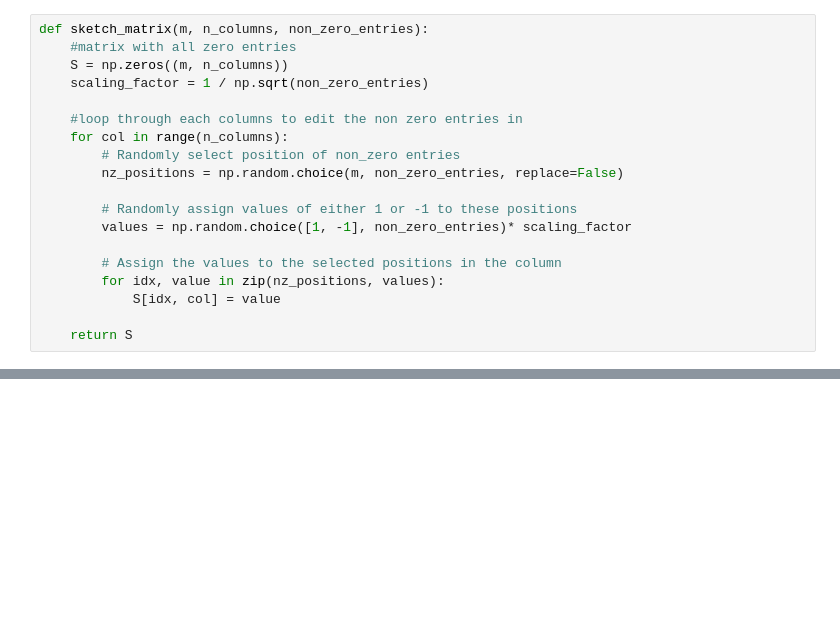
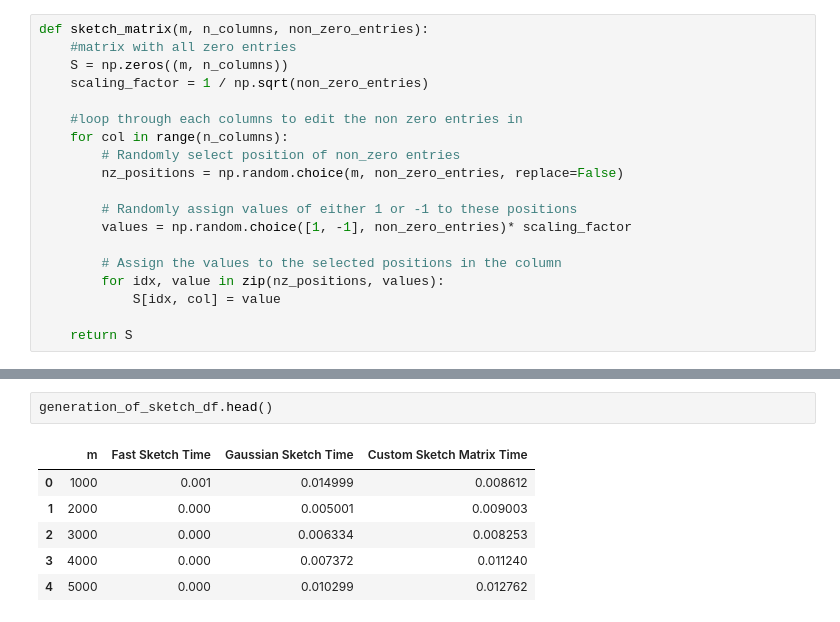
Before and after one commit to LakBoonJun1/DSA4288, a Jupyter notebook: Notebook/Guassian vs sparse.ipynb, the cells around one changed output, grey strips where cells are left out. Drawn from its saved outputs; the diff is of its cells as text; blank space fills up the shorter version.

```diff
--- a/Notebook/Guassian vs sparse.ipynb
+++ b/Notebook/Guassian vs sparse.ipynb
@@ -51,0 +94,9 @@ def sketch_matrix(m, n_columns, non_zero_entries):
+# %%
+generation_of_sketch_df.head()
+# %% [output]
+|  | m | Fast Sketch Time | Gaussian Sketch Time | Custom Sketch Matrix Time |
+| 0 | 1000 | 0.001 | 0.014999 | 0.008612 |
+| 1 | 2000 | 0.000 | 0.005001 | 0.009003 |
+| 2 | 3000 | 0.000 | 0.006334 | 0.008253 |
+| 3 | 4000 | 0.000 | 0.007372 | 0.011240 |
+| 4 | 5000 | 0.000 | 0.010299 | 0.012762 |
```
Also changed, not shown: parts of 7 cells of this notebook.
